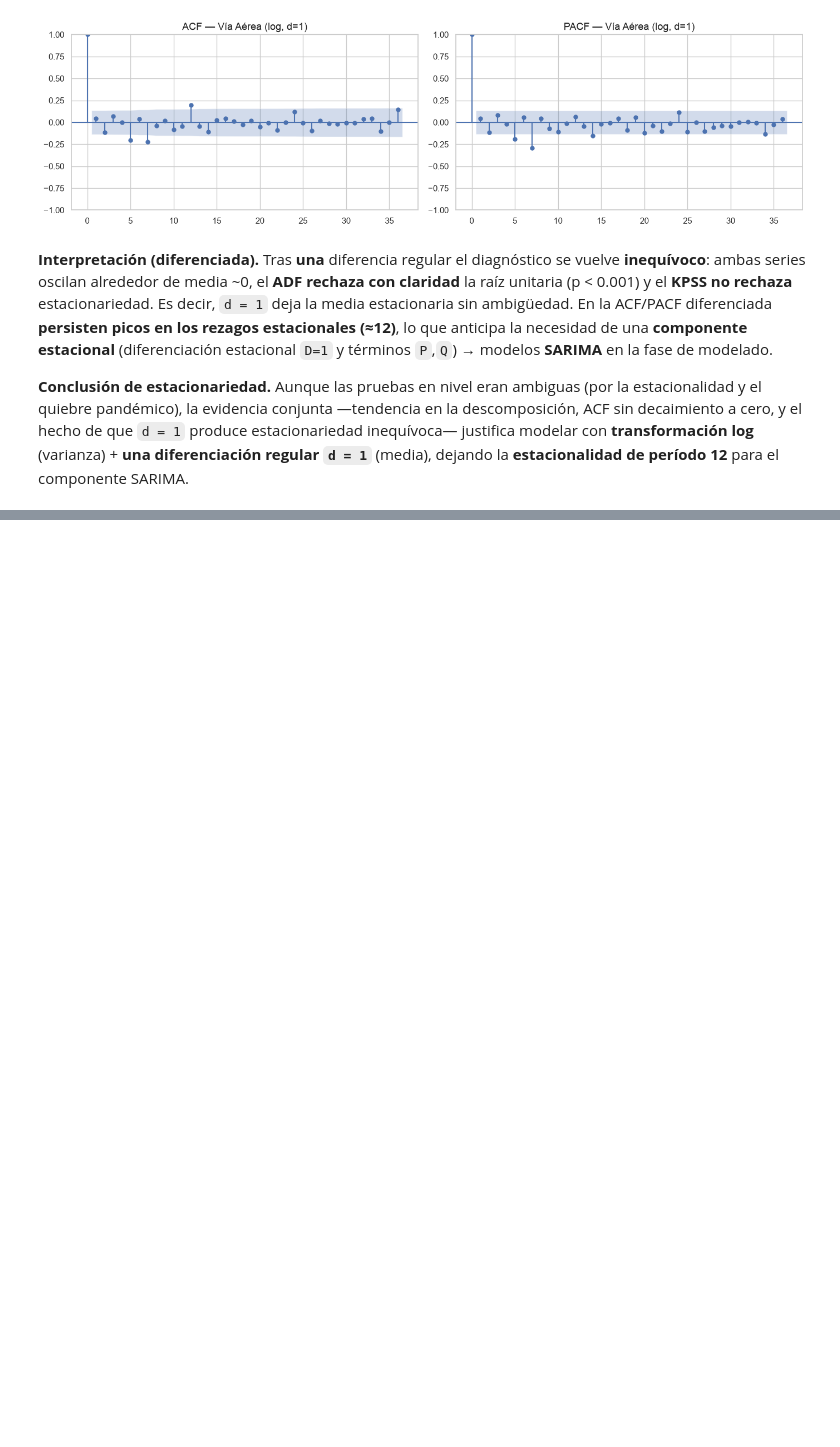
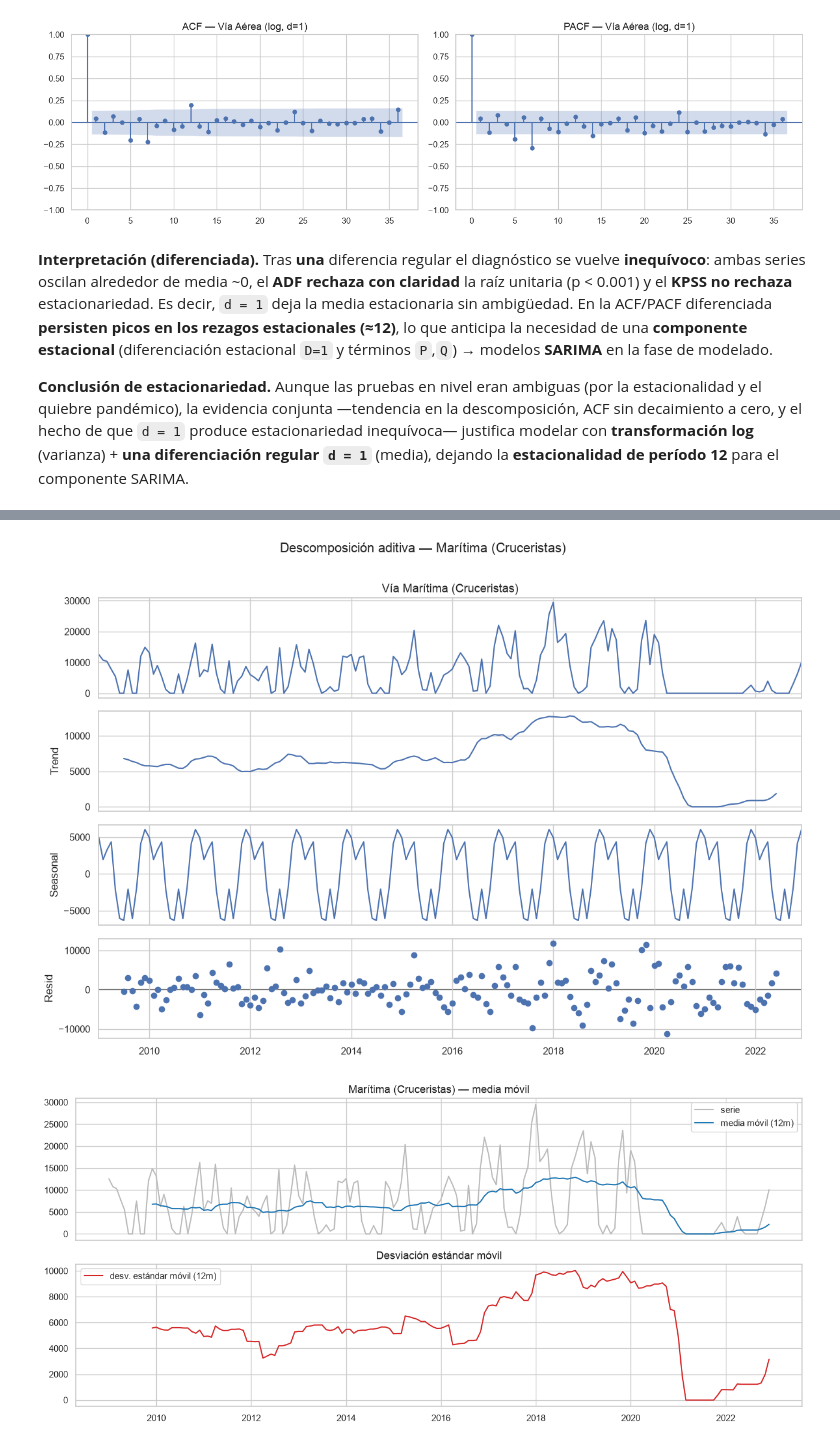
Before and after one commit to nicoCT04/Lab1DataScience, a Jupyter notebook: Lab1_Series_Tiempo.ipynb, the cells around one changed output, grey strips where cells are left out. Cells and saved outputs as stored; diff of their text form; code cells hidden in the pictures; blank space fills up the shorter version.

```diff
--- a/Lab1_Series_Tiempo.ipynb
+++ b/Lab1_Series_Tiempo.ipynb
@@ -874,0 +984,11 @@ concentración en América y vía Terrestre, y efecto claro de la pandemia.
+# %%
+from statsmodels.tsa.seasonal import seasonal_decompose
+desc_mar = seasonal_decompose(serie_maritima, model="additive", period=12)
+fig = desc_mar.plot(); fig.set_size_inches(12, 8)
+fig.suptitle("Descomposición aditiva — Marítima (Cruceristas)", y=1.01)
+plt.tight_layout(); plt.show()
+
+media_std_movil(serie_maritima, "Marítima (Cruceristas)")
+# %% [output]
+[figure, added]
+[figure, added]
```
Also changed, not shown: parts of 20 cells of this notebook, 1 other file.
